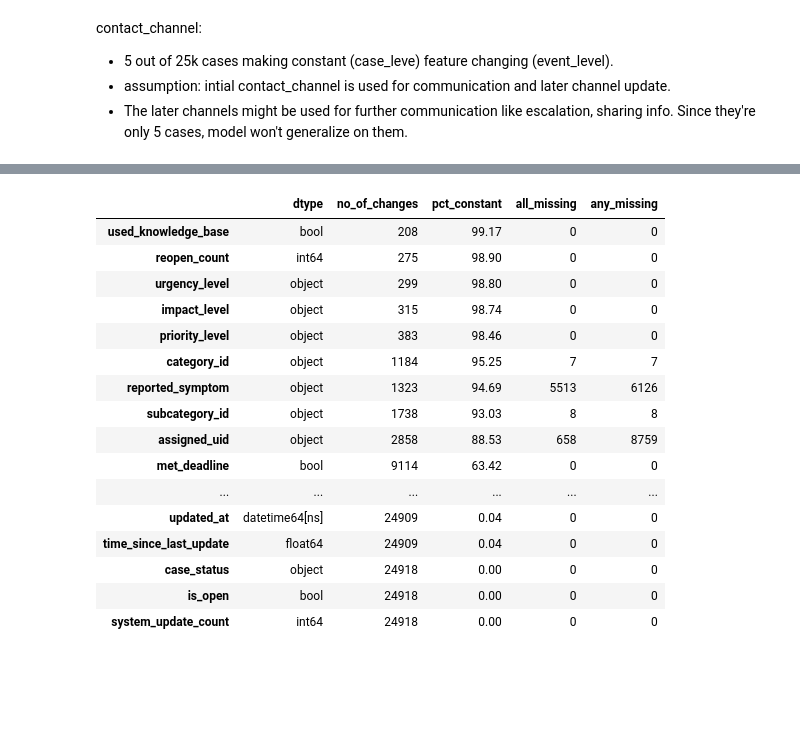
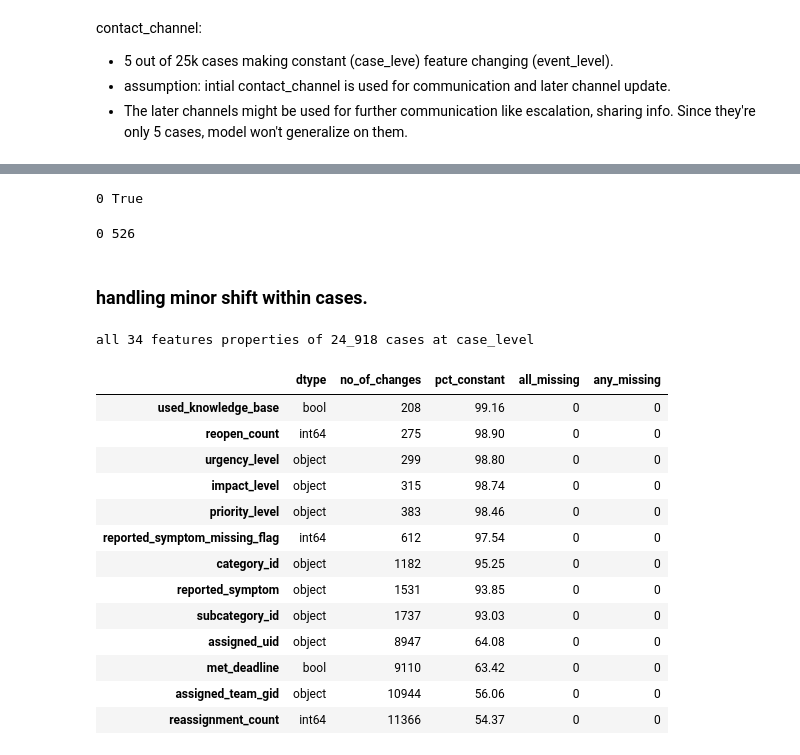
Before and after one commit to shashankgarewal/temporal-sequence-eventLog, a Jupyter notebook: notebooks/03_model_base_table.ipynb, the cells around one changed output, grey strips where cells are left out. Drawn from its saved outputs; the diff is of its cells as text; code cells hidden in the pictures; blank space fills up the shorter version.

Commit message:
Add logic that handle missing values

```diff
--- a/notebooks/03_model_base_table.ipynb
+++ b/notebooks/03_model_base_table.ipynb
@@ -112,0 +216,7 @@ df.shape
+# %%
+df['reported_symptom_missing_flag'] = build_flag(df['reported_symptom'], missing_flags=False) # capture original missingness
+df['reported_symptom'] = grp_case['reported_symptom'].transform('ffill')
+df['reported_symptom'] = df['reported_symptom'].fillna('Unknown')
+# %%
+df['assigned_uid'] = df['assigned_uid'].fillna('Unknown')
+df['assigned_team_gid'] = df['assigned_team_gid'].fillna('Unknown')
@@ -115,20 +249,45 @@ df.shape
+# %%
+print(fill_some_unknown(df)['reported_by_uid'].isna().sum(),
+fill_some_unknown(df)['reported_by_uid'].unique().__contains__('Unknown')
+)
+# %% [output]
+0 True
+# %%
+df = fill_some_unknown(df)
+# %%
+print(df['reported_symptom'].isna().sum(),
+      df['reported_symptom'].nunique())
+# %% [output]
+0 526
+# %%
+df['reported_symptom_flag'] = build_flag(df['reported_symptom'], missing_flags=False)
+# %% [markdown]
+### handling minor shift within cases.
 # %%
-df_prop.sort_values(['no_of_changes', 'any_missing'], ascending=True).query('no_of_changes > 10')
+print(f"all {df.columns.size -1} features properties of 24_918 cases at case_level")
+grp = df.groupby('case_id')
+df_prop = pd.DataFrame(df.dtypes, columns=['dtype']).drop('case_id', axis=0)
+
+df_prop['no_of_changes'] = ((grp.nunique(dropna=True) <= 1).sum() - df.case_id.nunique(dropna=True)).round(2).abs()
+df_prop['pct_constant'] = (100* (grp.nunique(dropna=True) <= 1).sum() / df.case_id.nunique(dropna=True)).round(2).abs()
+
+df_prop['all_missing'] = df.isna().groupby(df['case_id']).all().sum()
+df_prop['any_missing'] = df.isna().groupby(df['case_id']).any().sum()
+
+df_prop.sort_values(['no_of_changes', 'any_missing'], ascending=True).query('no_of_changes > 0 and pct_constant > 50')
 # %% [output]
+all 34 features properties of 24_918 cases at case_level
 |  | dtype | no_of_changes | pct_constant | all_missing | any_missing |
-| used_knowledge_base | bool | 208 | 99.17 | 0 | 0 |
+| used_knowledge_base | bool | 208 | 99.16 | 0 | 0 |
 | reopen_count | int64 | 275 | 98.90 | 0 | 0 |
 | urgency_level | object | 299 | 98.80 | 0 | 0 |
 | impact_level | object | 315 | 98.74 | 0 | 0 |
 | priority_level | object | 383 | 98.46 | 0 | 0 |
-| category_id | object | 1184 | 95.25 | 7 | 7 |
-| reported_symptom | object | 1323 | 94.69 | 5513 | 6126 |
-| subcategory_id | object | 1738 | 93.03 | 8 | 8 |
-| assigned_uid | object | 2858 | 88.53 | 658 | 8759 |
-| met_deadline | bool | 9114 | 63.42 | 0 | 0 |
-| ... | ... | ... | ... | ... | ... |
-| updated_at | datetime64[ns] | 24909 | 0.04 | 0 | 0 |
-| time_since_last_update | float64 | 24909 | 0.04 | 0 | 0 |
-| case_status | object | 24918 | 0.00 | 0 | 0 |
-| is_open | bool | 24918 | 0.00 | 0 | 0 |
-| system_update_count | int64 | 24918 | 0.00 | 0 | 0 |
+| reported_symptom_missing_flag | int64 | 612 | 97.54 | 0 | 0 |
+| category_id | object | 1182 | 95.25 | 0 | 0 |
+| reported_symptom | object | 1531 | 93.85 | 0 | 0 |
+| subcategory_id | object | 1737 | 93.03 | 0 | 0 |
+| assigned_uid | object | 8947 | 64.08 | 0 | 0 |
+| met_deadline | bool | 9110 | 63.42 | 0 | 0 |
+| assigned_team_gid | object | 10944 | 56.06 | 0 | 0 |
+| reassignment_count | int64 | 11366 | 54.37 | 0 | 0 |
```
Also changed, not shown: parts of 32 cells of this notebook, 1 other file.
